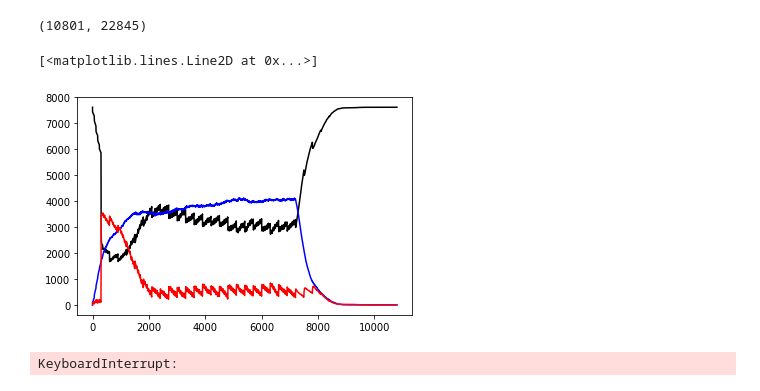
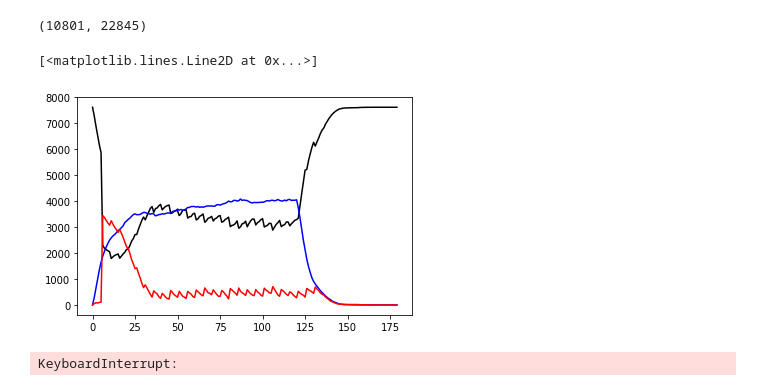
Before and after one commit to huevosabio/matsim-viz, a Jupyter notebook: TestReadEvents.ipynb, the cells around one changed output. Drawn from its saved outputs; the diff is of its cells as text; code cells hidden in the pictures.

```diff
--- a/TestReadEvents.ipynb
+++ b/TestReadEvents.ipynb
@@ -299,10 +299,10 @@ data.shape
 # %% [output]
 (10801, 22845)
 # %%
-plt.plot((data[:,range(2,22845,3)] == 0).sum(axis=1), color='black')
-plt.plot((data[:,range(2,22845,3)] == 1).sum(axis=1), color='blue')
-plt.plot((data[:,range(2,22845,3)] == 2).sum(axis=1), color='red')
+plt.plot((data[minutes][:,range(2,22845,3)] == 0).sum(axis=1), color='black')
+plt.plot((data[minutes][:,range(2,22845,3)] == 1).sum(axis=1), color='blue')
+plt.plot((data[minutes][:,range(2,22845,3)] == 2).sum(axis=1), color='red')
 # %% [output]
 [<matplotlib.lines.Line2D at 0x...>]
-[figure, old version]
+[figure, new version]
 # %%
```
Also changed, not shown: parts of 4 cells of this notebook, 5 other files.
